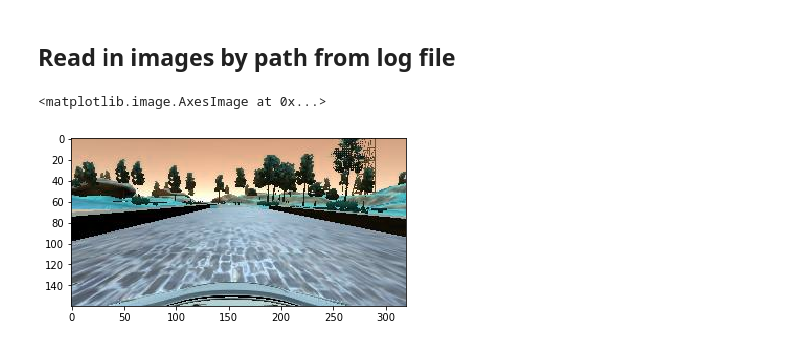
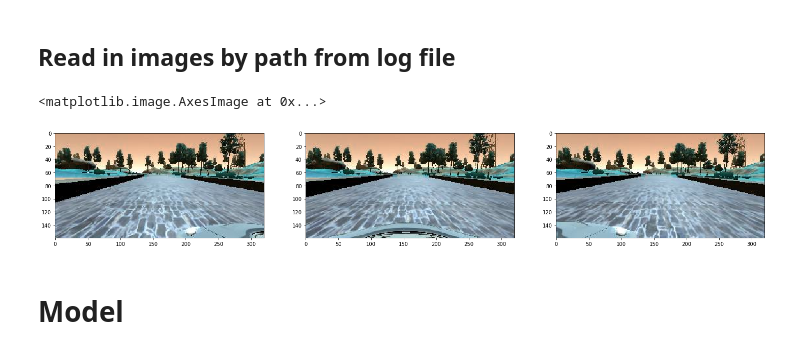
Before and after one commit to MrGeislinger/clone-driving-behavior, a Jupyter notebook: model.ipynb, the cells around one changed output. Cells and saved outputs as stored; diff of their text form; code cells hidden in the pictures.

Commit message:
Load images from paths

```diff
--- a/model.ipynb
+++ b/model.ipynb
@@ -108,11 +108,18 @@ for index,row in df_imgs.iterrows():
 # %%
 # Test to see if image reading works
 import matplotlib.pyplot as plt
 
+# sub
+f = plt.figure(figsize=(25,25))
+ax_left = f.add_subplot(1, 3, 1)
+ax_center = f.add_subplot(1, 3, 2)
+ax_right = f.add_subplot(1, 3, 3)
 
-plt.imshow(center_images[0])
-# plt.imshow(left_images[0])
-# plt.imshow(right_images[0])
+ax_center.imshow(center_images[0])
+ax_left.imshow(left_images[0])
+ax_right.imshow(right_images[0])
 # %% [output]
 <matplotlib.image.AxesImage at 0x...>
-[figure, old version]
+[figure, new version]
+# %% [markdown]
+# Model
```
Also changed, not shown: parts of 3 cells of this notebook.
